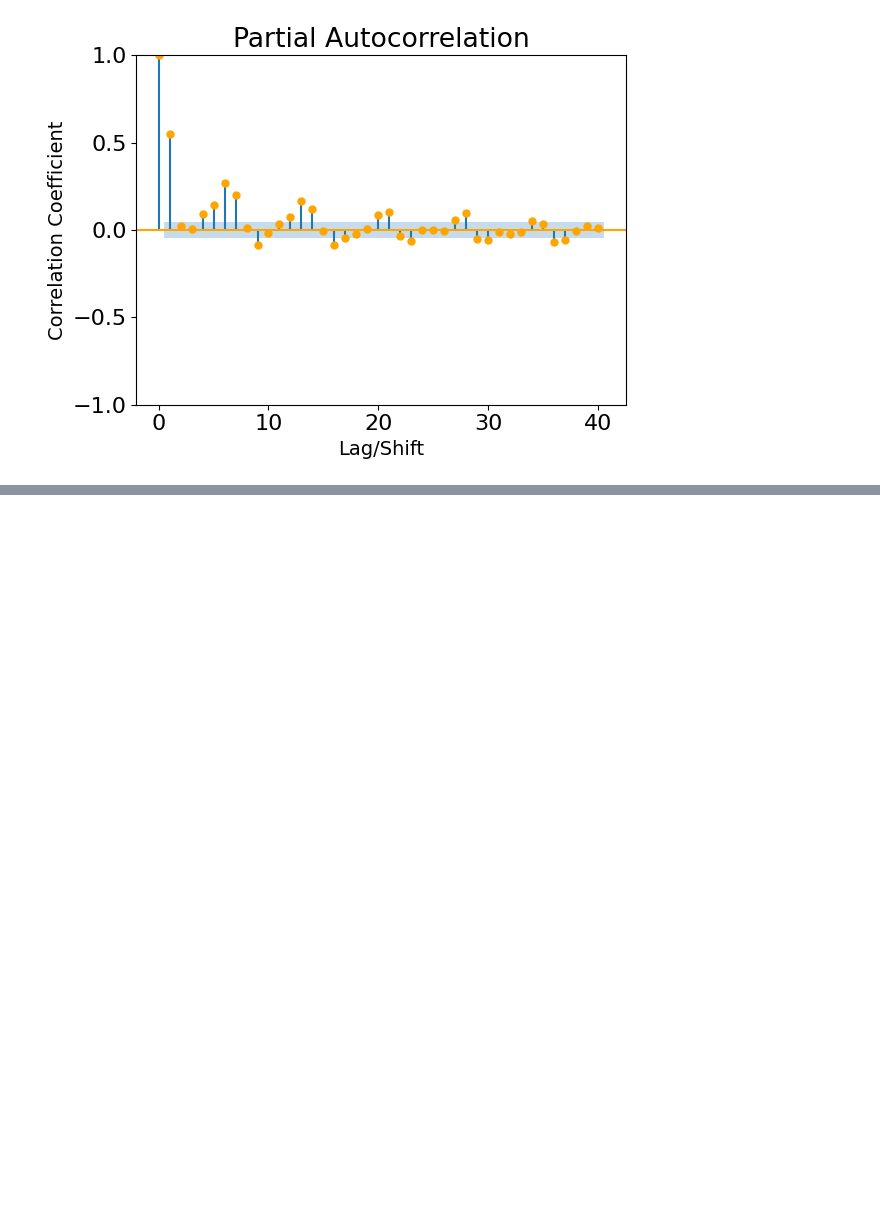
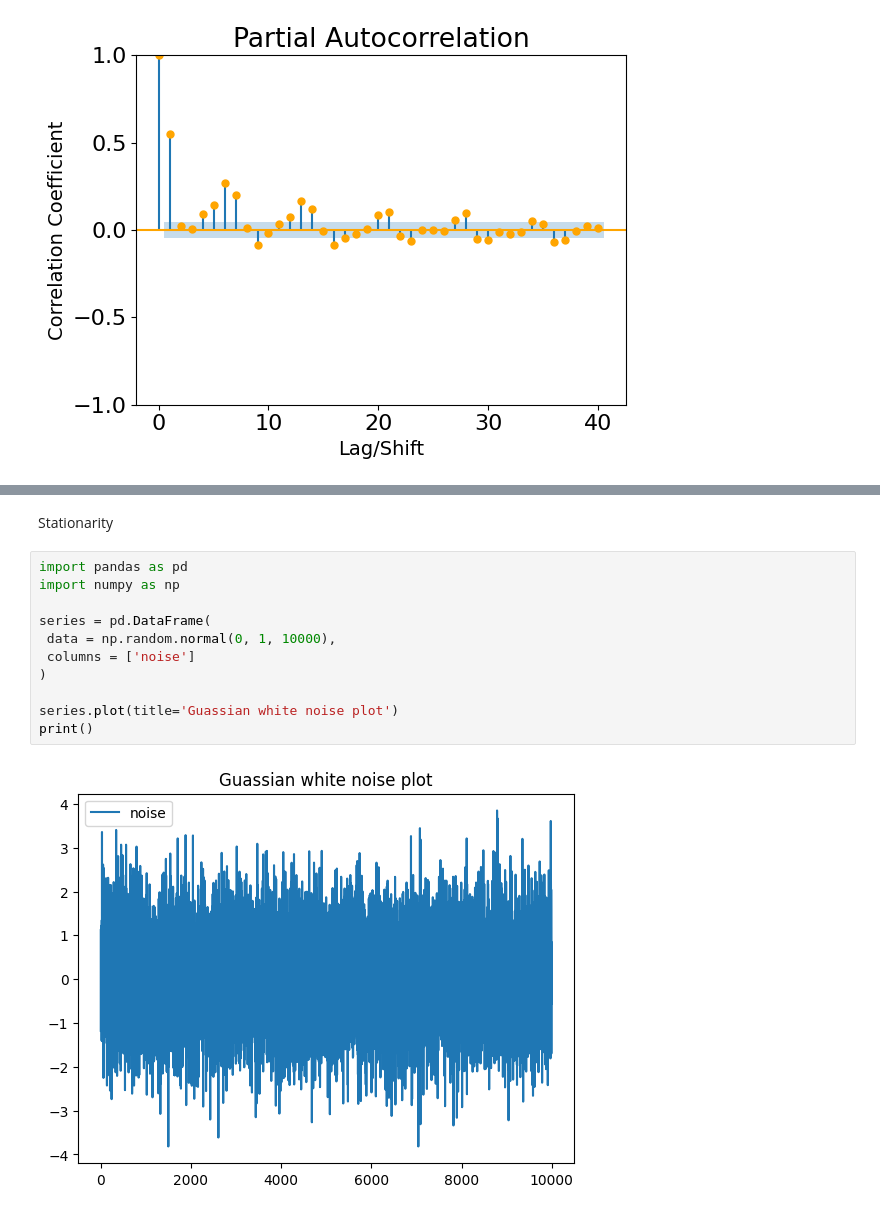
Before and after one commit to Brenden-Dean-Perry/TimeSeriesWithPyTorch, a Jupyter notebook: src/Notebooks/Chapter_2_TheChallengeOfTimeSeries.ipynb, the cells around one changed output, grey strips where cells are left out. Drawn from its saved outputs; the diff is of its cells as text; blank space fills up the shorter version.

```diff
--- a/src/Notebooks/Chapter_2_TheChallengeOfTimeSeries.ipynb
+++ b/src/Notebooks/Chapter_2_TheChallengeOfTimeSeries.ipynb
@@ -386,0 +416,15 @@ plt.tight_layout()
+# %% [markdown]
+Stationarity
+# %%
+import pandas as pd
+import numpy as np
+
+series = pd.DataFrame(
+ data = np.random.normal(0, 1, 10000),
+ columns = ['noise']
+)
+
+series.plot(title='Guassian white noise plot')
+print()
+# %% [output]
+[figure, added]
```
Also changed, not shown: parts of 6 cells of this notebook, 4 other files.
